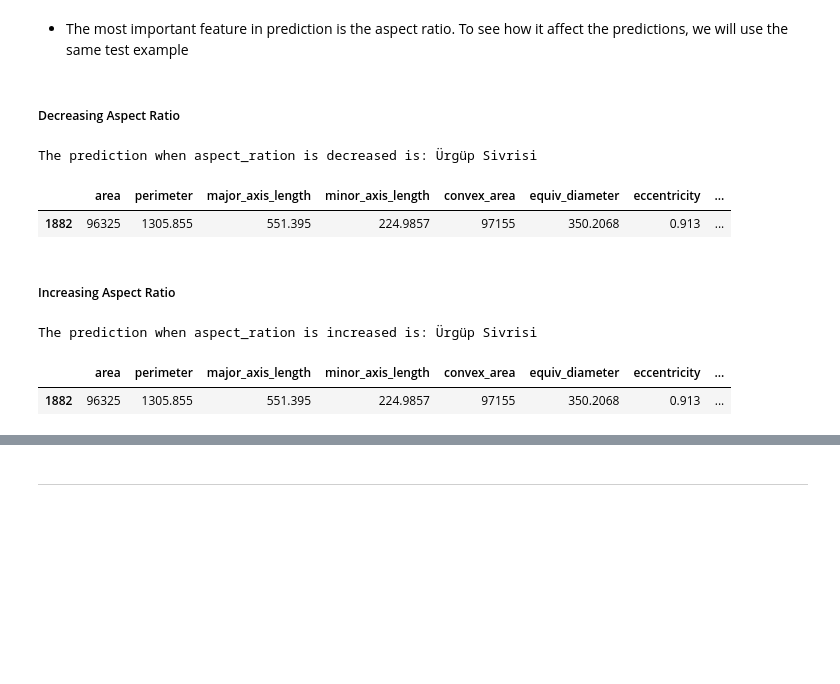
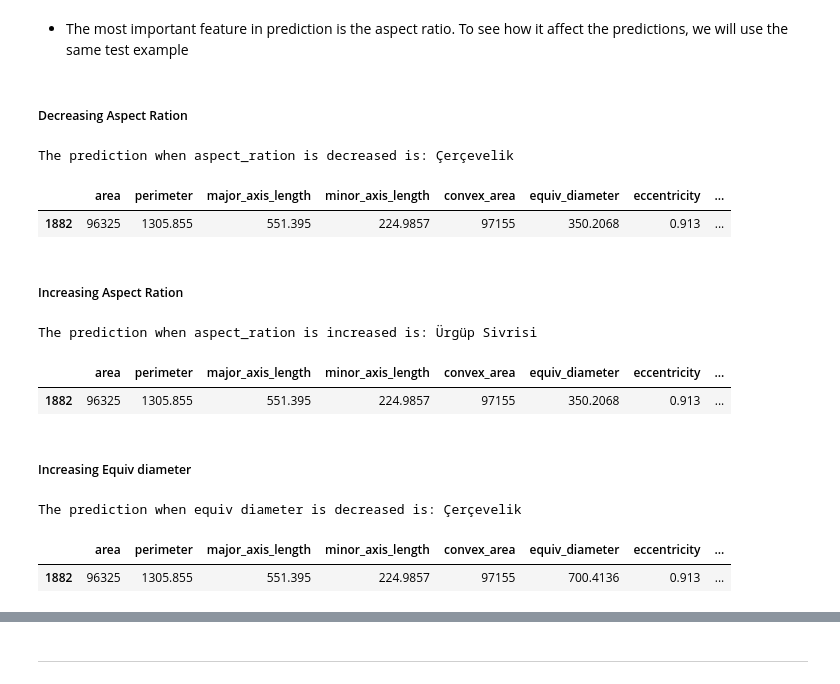
Before and after one commit to thayeylolu/Feature-Analysis, a Jupyter notebook: feature analysis.ipynb, the cells around one changed output, grey strips where cells are left out. Saved outputs shown, nothing was run; the diff lists cells and outputs as text; code cells hidden in the pictures; blank space fills up the shorter version.

```diff
--- a/feature analysis.ipynb
+++ b/feature analysis.ipynb
@@ -356,21 +357,21 @@ eli5.explain_weights( pipe_rf.named_steps["randomforestclassifier"], feature_nam
 # %% [markdown]
  - The most important feature in prediction is the aspect ratio. To see how it affect the predictions, we will use the same test example
 # %% [markdown]
-##### Decreasing Aspect Ratio
+##### Decreasing Aspect Ration
 # %%
 
 example_rnd_dcr = X_test[255:256].copy()
-example_rnd_dcr[''] = example_rnd_dcr['aspect_ration'] / 2
+example_rnd_dcr['aspect_ration'] = example_rnd_dcr['aspect_ration'] / 2
 
 print(f'The prediction when aspect_ration is decreased is: {pipe_lr.predict(example_rnd_dcr)[0]}')
 
 example_rnd_dcr
 # %% [output]
-The prediction when aspect_ration is decreased is: Ürgüp Sivrisi
+The prediction when aspect_ration is decreased is: Çerçevelik
 |  | area | perimeter | major_axis_length | minor_axis_length | convex_area | equiv_diameter | eccentricity | ... |
 | 1882 | 96325 | 1305.855 | 551.395 | 224.9857 | 97155 | 350.2068 | 0.913 | ... |
 # %% [markdown]
-##### Increasing Aspect Ratio
+##### Increasing Aspect Ration
 # %%
 
 
@@ -383,3 +384,17 @@ example_rnd_incr
 The prediction when aspect_ration is increased is: Ürgüp Sivrisi
 |  | area | perimeter | major_axis_length | minor_axis_length | convex_area | equiv_diameter | eccentricity | ... |
 | 1882 | 96325 | 1305.855 | 551.395 | 224.9857 | 97155 | 350.2068 | 0.913 | ... |
+# %% [markdown]
+##### Increasing Equiv diameter
+# %%
+
+example_rnd_dcr = X_test[255:256].copy()
+example_rnd_dcr['equiv_diameter'] = example_rnd_dcr['equiv_diameter'] * 2
+
+print(f'The prediction when equiv diameter is decreased is: {pipe_lr.predict(example_rnd_dcr)[0]}')
+
+example_rnd_dcr
+# %% [output]
+The prediction when equiv diameter is decreased is: Çerçevelik
+|  | area | perimeter | major_axis_length | minor_axis_length | convex_area | equiv_diameter | eccentricity | ... |
+| 1882 | 96325 | 1305.855 | 551.395 | 224.9857 | 97155 | 700.4136 | 0.913 | ... |
```
Also changed, not shown: parts of 10 cells of this notebook.
